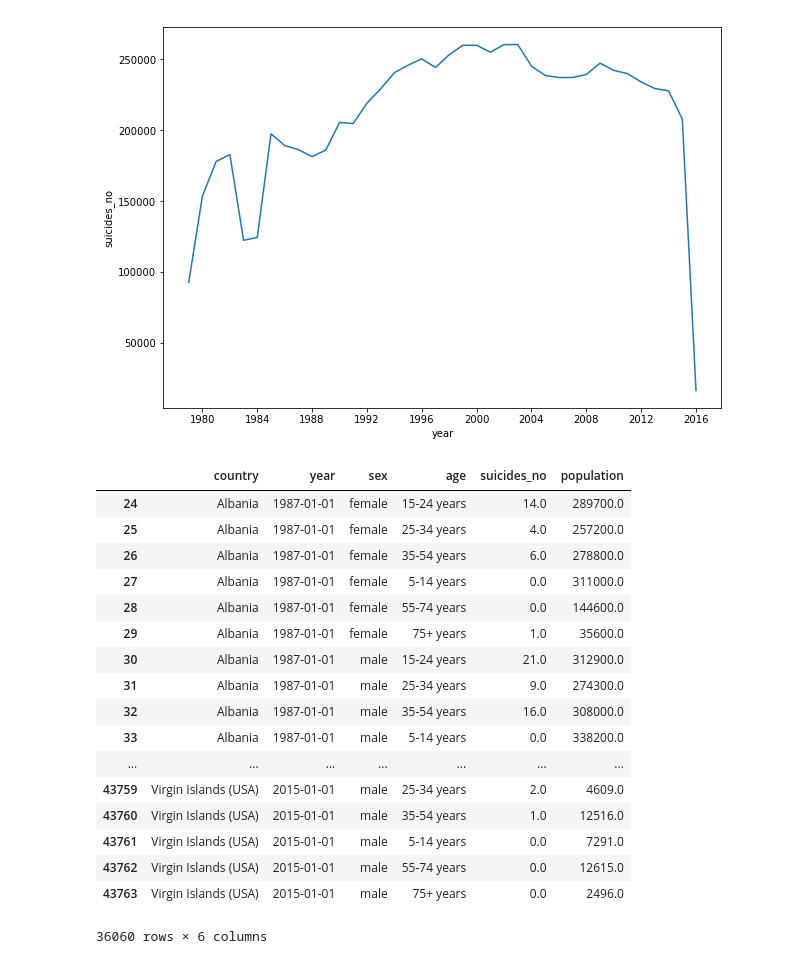
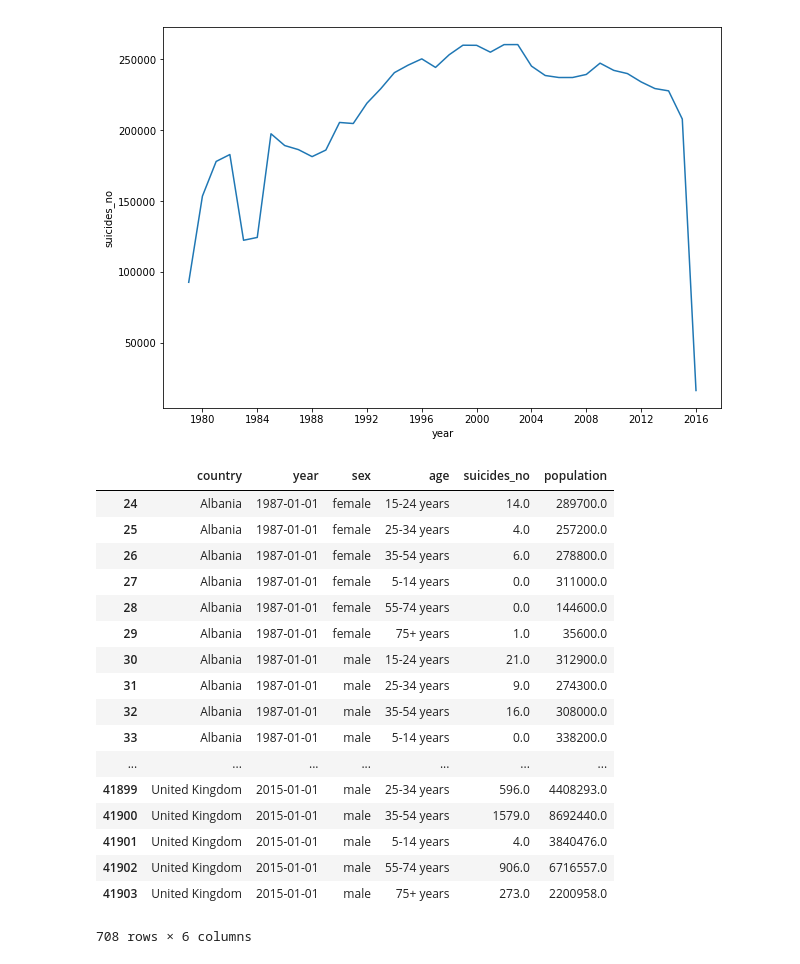
Before and after one commit to andreaschandra/who-suicides-statistics, a Jupyter notebook: EDA.ipynb, the cells around one changed output. Saved outputs shown, nothing was run; the diff lists cells and outputs as text; code cells hidden in the pictures.

```diff
--- a/EDA.ipynb
+++ b/EDA.ipynb
@@ -108,24 +108,24 @@ sns.lineplot(x = 'year', y = 'suicides_no', data = df_year_over_suicides)
 [figure]
 # %%
 df_clean_from_na = df[~df.suicides_no.isnull() & ~df.population.isnull()]
-# %%
-df_clean_from_na
-# %% [output]
-|  | country | year | sex | age | suicides_no | population |
-| 24 | Albania | 1987-01-01 | female | 15-24 years | 14.0 | 289700.0 |
-| 25 | Albania | 1987-01-01 | female | 25-34 years | 4.0 | 257200.0 |
-| 26 | Albania | 1987-01-01 | female | 35-54 years | 6.0 | 278800.0 |
-| 27 | Albania | 1987-01-01 | female | 5-14 years | 0.0 | 311000.0 |
-| 28 | Albania | 1987-01-01 | female | 55-74 years | 0.0 | 144600.0 |
-| 29 | Albania | 1987-01-01 | female | 75+ years | 1.0 | 35600.0 |
-| 30 | Albania | 1987-01-01 | male | 15-24 years | 21.0 | 312900.0 |
-| 31 | Albania | 1987-01-01 | male | 25-34 years | 9.0 | 274300.0 |
-| 32 | Albania | 1987-01-01 | male | 35-54 years | 16.0 | 308000.0 |
-| 33 | Albania | 1987-01-01 | male | 5-14 years | 0.0 | 338200.0 |
-| ... | ... | ... | ... | ... | ... | ... |
-| 43759 | Virgin Islands (USA) | 2015-01-01 | male | 25-34 years | 2.0 | 4609.0 |
-| 43760 | Virgin Islands (USA) | 2015-01-01 | male | 35-54 years | 1.0 | 12516.0 |
-| 43761 | Virgin Islands (USA) | 2015-01-01 | male | 5-14 years | 0.0 | 7291.0 |
-| 43762 | Virgin Islands (USA) | 2015-01-01 | male | 55-74 years | 0.0 | 12615.0 |
-| 43763 | Virgin Islands (USA) | 2015-01-01 | male | 75+ years | 0.0 | 2496.0 |
-36060 rows × 6 columns
+# %%
+df_clean_from_na[df_clean_from_na['country'].isin(['Albania', 'United Kingdom'])]
+# %% [output]
+|  | country | year | sex | age | suicides_no | population |
+| 24 | Albania | 1987-01-01 | female | 15-24 years | 14.0 | 289700.0 |
+| 25 | Albania | 1987-01-01 | female | 25-34 years | 4.0 | 257200.0 |
+| 26 | Albania | 1987-01-01 | female | 35-54 years | 6.0 | 278800.0 |
+| 27 | Albania | 1987-01-01 | female | 5-14 years | 0.0 | 311000.0 |
+| 28 | Albania | 1987-01-01 | female | 55-74 years | 0.0 | 144600.0 |
+| 29 | Albania | 1987-01-01 | female | 75+ years | 1.0 | 35600.0 |
+| 30 | Albania | 1987-01-01 | male | 15-24 years | 21.0 | 312900.0 |
+| 31 | Albania | 1987-01-01 | male | 25-34 years | 9.0 | 274300.0 |
+| 32 | Albania | 1987-01-01 | male | 35-54 years | 16.0 | 308000.0 |
+| 33 | Albania | 1987-01-01 | male | 5-14 years | 0.0 | 338200.0 |
+| ... | ... | ... | ... | ... | ... | ... |
+| 41899 | United Kingdom | 2015-01-01 | male | 25-34 years | 596.0 | 4408293.0 |
+| 41900 | United Kingdom | 2015-01-01 | male | 35-54 years | 1579.0 | 8692440.0 |
+| 41901 | United Kingdom | 2015-01-01 | male | 5-14 years | 4.0 | 3840476.0 |
+| 41902 | United Kingdom | 2015-01-01 | male | 55-74 years | 906.0 | 6716557.0 |
+| 41903 | United Kingdom | 2015-01-01 | male | 75+ years | 273.0 | 2200958.0 |
+708 rows × 6 columns
```
Also changed, not shown: parts of 1 cell of this notebook, 1 other file.
